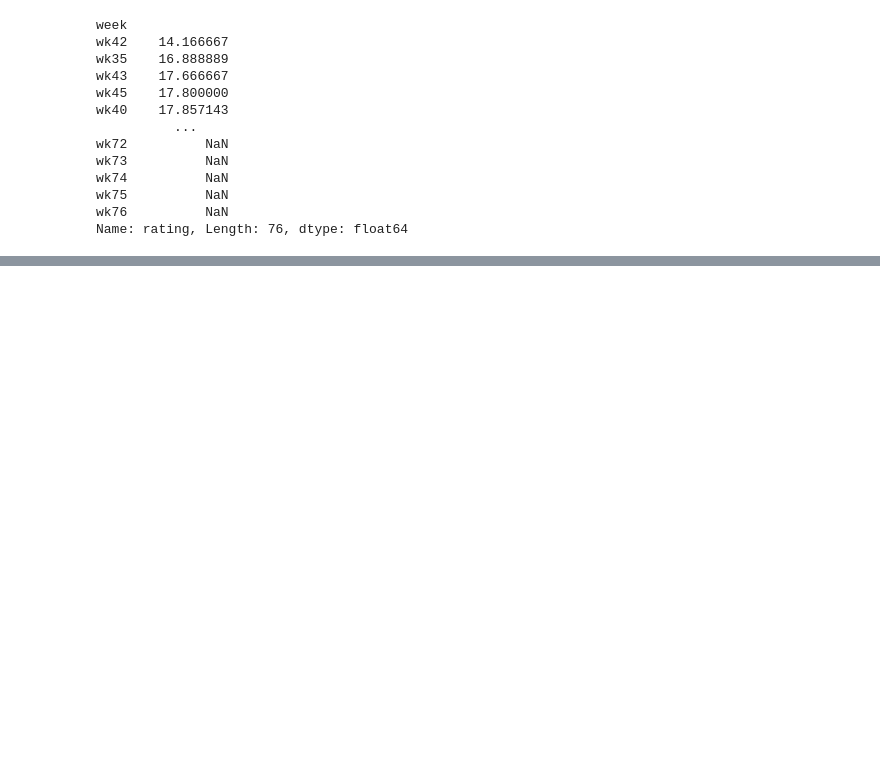
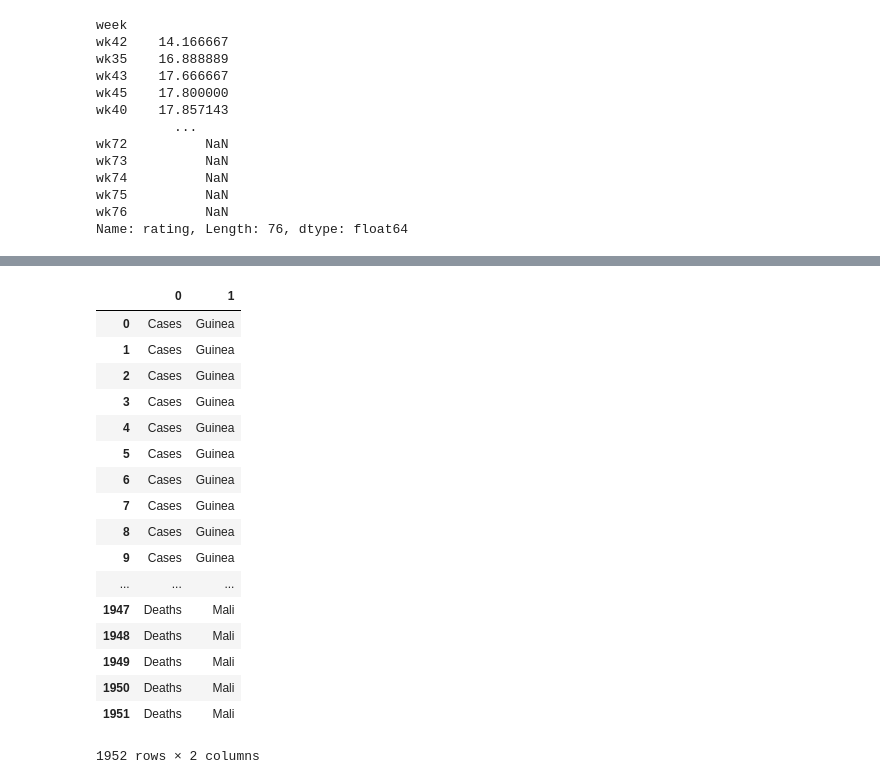
Before and after one commit to christineton/Pandas, a Jupyter notebook: notebooks/02-tidy.ipynb, the cells around one changed output, grey strips where cells are left out. Saved outputs shown, nothing was run; the diff lists cells and outputs as text; code cells hidden in the pictures; blank space fills up the shorter version.

```diff
--- a/notebooks/02-tidy.ipynb
+++ b/notebooks/02-tidy.ipynb
@@ -91,0 +103,2 @@ Name: rating, Length: 76, dtype: float64
+# %%
+ebola_long = ebola.melt(id_vars=['Date','Day'], var_name='cd_country', value_name='count')
@@ -91,0 +133,21 @@ Name: rating, Length: 76, dtype: float64
+# %%
+ebola_long['cd_country'].str.split('_', expand=True)
+# %% [output]
+|  | 0 | 1 |
+| 0 | Cases | Guinea |
+| 1 | Cases | Guinea |
+| 2 | Cases | Guinea |
+| 3 | Cases | Guinea |
+| 4 | Cases | Guinea |
+| 5 | Cases | Guinea |
+| 6 | Cases | Guinea |
+| 7 | Cases | Guinea |
+| 8 | Cases | Guinea |
+| 9 | Cases | Guinea |
+| ... | ... | ... |
+| 1947 | Deaths | Mali |
+| 1948 | Deaths | Mali |
+| 1949 | Deaths | Mali |
+| 1950 | Deaths | Mali |
+| 1951 | Deaths | Mali |
+1952 rows × 2 columns
```
Also changed, not shown: parts of 19 cells of this notebook, 1 other file.
